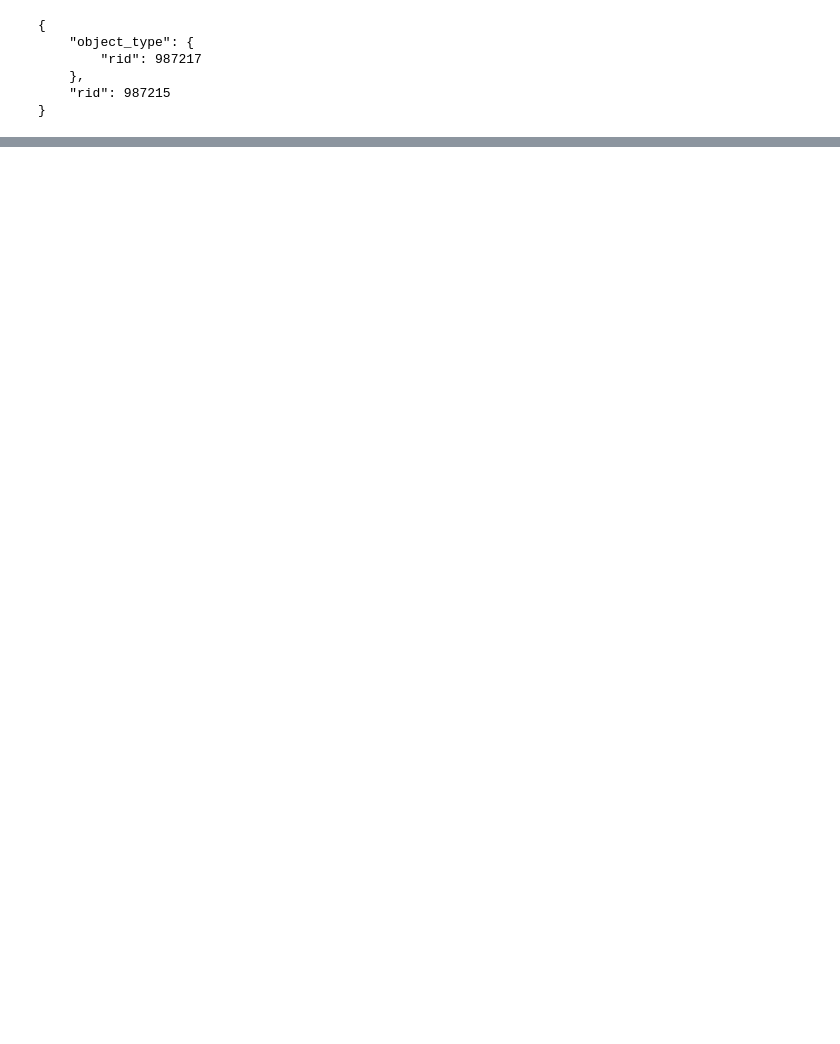
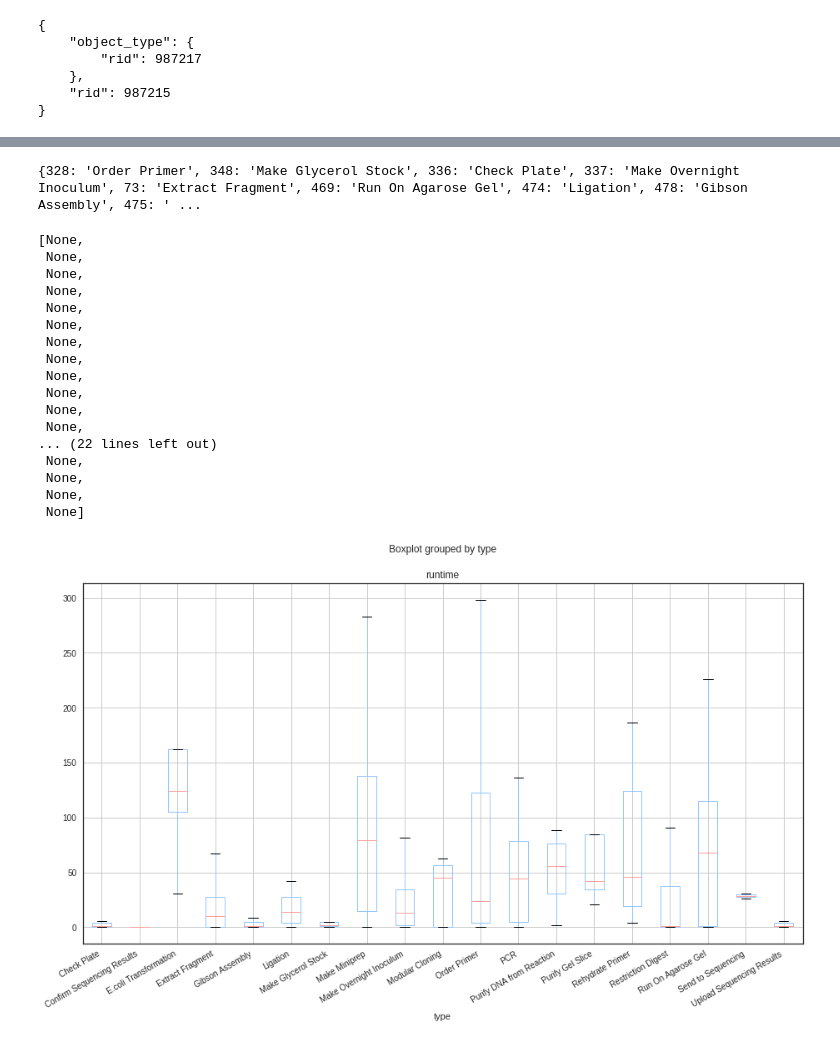
Before and after one commit to emernic/DLN-data-collector, a Jupyter notebook: Data-collection.ipynb, the cells around one changed output, grey strips where cells are left out. Saved outputs shown, nothing was run; the diff lists cells and outputs as text; code cells hidden in the pictures; blank space fills up the shorter version.

```diff
--- a/Data-collection.ipynb
+++ b/Data-collection.ipynb
@@ -261,5 +263,5 @@ df3.plot(kind='bar', stacked=True)
 # %%
-job_example = s.Job.find(51792)
+job_example = s.Job.find(51772)
 prettyprint = lambda x: json.dumps(x, indent=4, sort_keys=True)
 # %%
 #print(prettyprint(job_example.dump(only=('job_associations', 'operations'))))
@@ -296,0 +327,2 @@ print(prettyprint(example_item.dump(only=('object_type'))))
+# %%
+some_jobs = s.Job.all()
@@ -296,0 +407,66 @@ print(prettyprint(example_item.dump(only=('object_type'))))
+# %%
+job_df_with_names = job_df_filtered
+
+ot_names = {}
+for id in list(job_df_filtered["type"].unique()):
+    if id:
+        ot_names[id] = s.OperationType.find(int(id)).name
+    else:
+        ot_names[id] = None
+
+print(ot_names)
+
+find_ot_name = lambda x: ot_names[int(x)]
+# %% [output]
+{328: 'Order Primer', 348: 'Make Glycerol Stock', 336: 'Check Plate', 337: 'Make Overnight Inoculum', 73: 'Extract Fragment', 469: 'Run On Agarose Gel', 474: 'Ligation', 478: 'Gibson Assembly', 475: ' ...
+# %%
+for_boxplot = job_df_filtered.drop(columns=['id'])
+
+to_min = lambda x: x.total_seconds() / 60.0
+for_boxplot["runtime"] = for_boxplot["runtime"].map(to_min)
+for_boxplot["type"] = for_boxplot["type"].map(find_ot_name)
+
+boxplot = for_boxplot.boxplot(column='runtime', by='type', figsize=(15,8))
+
+plt.setp(boxplot.get_xticklabels(), rotation=30, horizontalalignment='right')
+
+# multiple box plots on one figure
+# plt.figure()
+# plt.boxplot(for_boxplot)
+
+# plt.show()
+
+# for_boxplot = for_boxplot.groupby(['type'])
+
+# for_boxplot.plot(kind='box')
+
+#for_boxplot.set_index('type', inplace=True)
+
+#print(for_boxplot)
+
+#plt.plot(for_boxplot['type'], for_boxplot['runtime'])
+
+# hi_volume_airports_pivots = hi_volume_airports.pivot_table(index='flight_date', columns='origin', values='arr_delay')
+# hi_volume_airports_pivots.plot(kind='box', figsize=[16,8])
+
+# pivoted = for_boxplot.pivot_table(columns='type', values='runtime')
+# pivoted.plot(kind='box', figsize=[16,8])
+# %% [output]
+[None,
+ None,
+ None,
+ None,
+ None,
+ None,
+ None,
+ None,
+ None,
+ None,
+ None,
+ None,
+... (22 lines left out)
+ None,
+ None,
+ None,
+ None]
+[figure, added]
```
Also changed, not shown: parts of 11 cells of this notebook.
